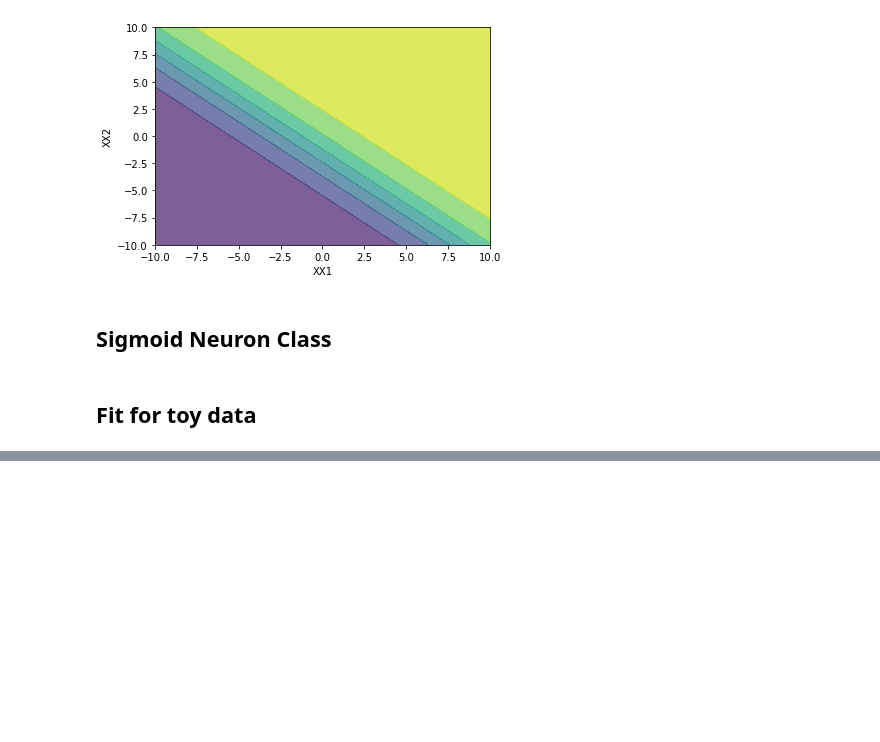
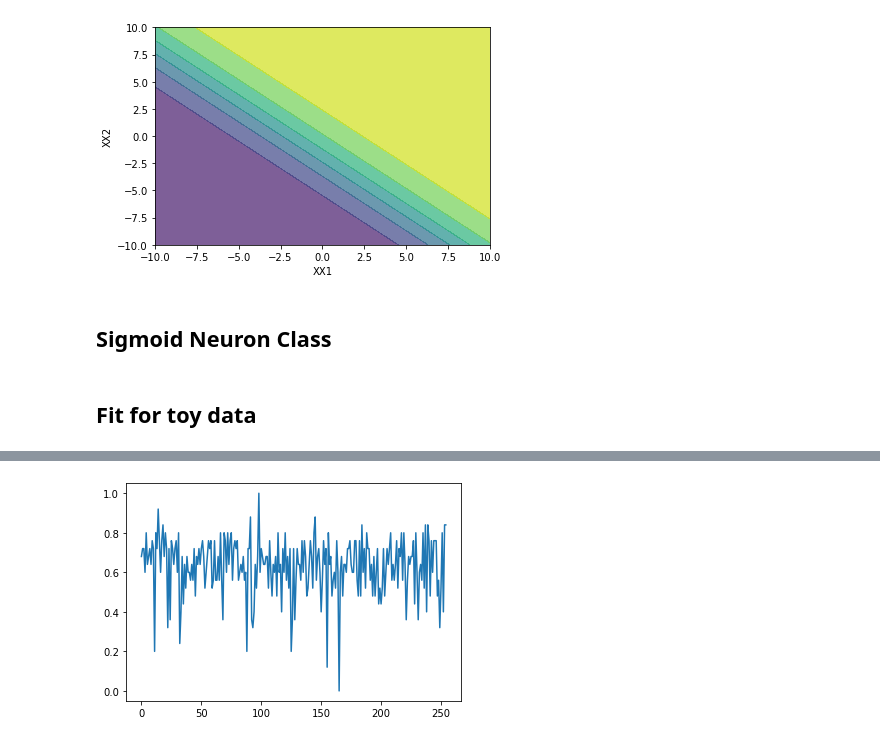
Before and after one commit to kunalrs/deeplearning-tutorial, a Jupyter notebook: SigmoidNeuron.ipynb, the cells around one changed output, grey strips where cells are left out. Cells and saved outputs as stored; diff of their text form; code cells hidden in the pictures; blank space fills up the shorter version.

```diff
--- a/SigmoidNeuron.ipynb
+++ b/SigmoidNeuron.ipynb
@@ -469,0 +563,2 @@ for i in range(N):
+# %%
+Y_binarised = data['Class'].values
@@ -469,0 +626,7 @@ for i in range(N):
+# %%
+Y_scaled_train = minmax_scaler.fit_transform(Y_train.reshape(-1, 1))
+# %%
+plt.plot(Y_scaled_train)
+plt.show()
+# %% [output]
+[figure, added]
```
Also changed, not shown: parts of 53 cells of this notebook, 1 other file.
